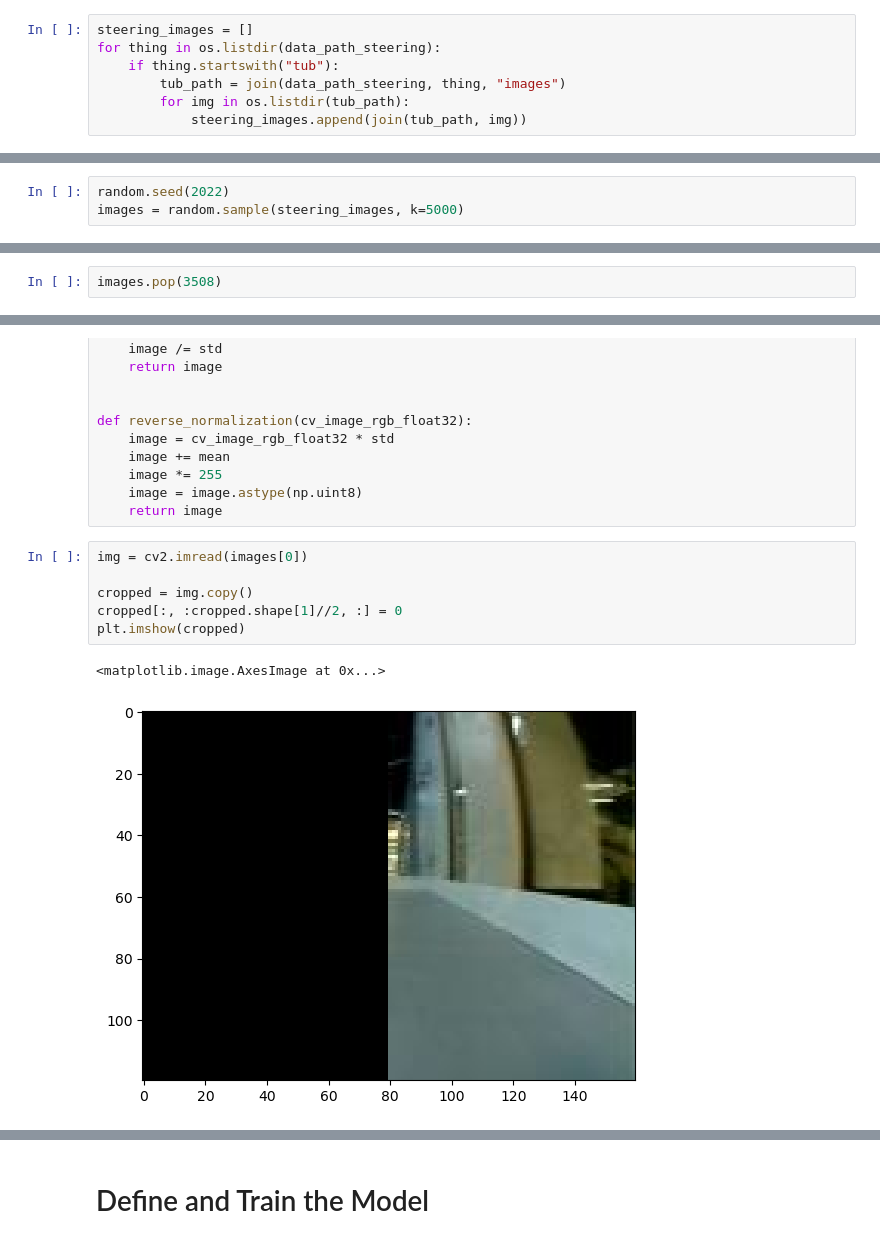
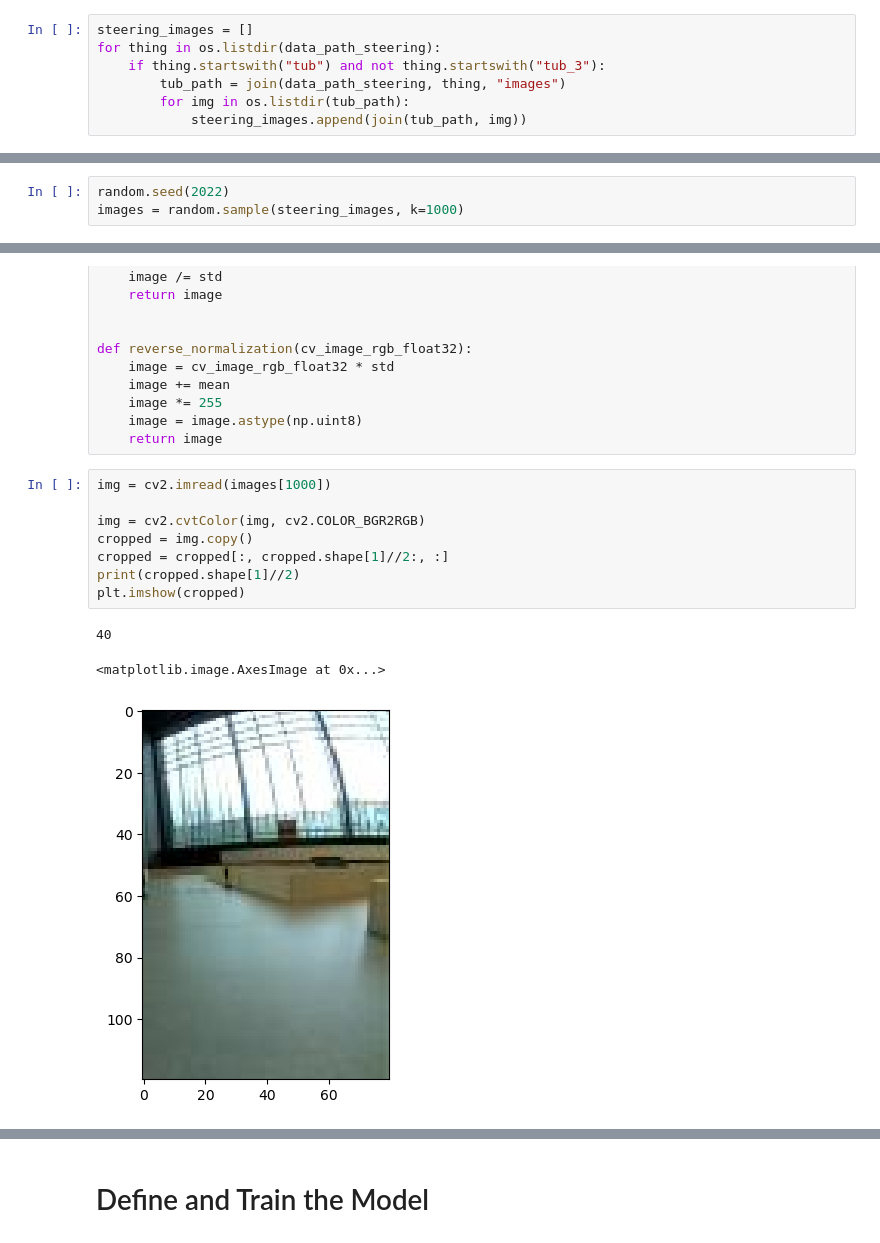
Before and after one commit to Pavel-Pyvovar/ADL-Minicar-Challenge-2023, a Jupyter notebook: mycar/notebooks/CarDetector.ipynb, the cells around one changed output, grey strips where cells are left out. Drawn from its saved outputs; the diff is of its cells as text.

```diff
--- a/mycar/notebooks/CarDetector.ipynb
+++ b/mycar/notebooks/CarDetector.ipynb
@@ -50,7 +55,7 @@ tub_4_22-10-25/ tub_6_22-11-01/ tub_8_22-11-03/
 # %%
 steering_images = []
 for thing in os.listdir(data_path_steering):
-    if thing.startswith("tub"):
+    if thing.startswith("tub") and not thing.startswith("tub_3"):
         tub_path = join(data_path_steering, thing, "images")
         for img in os.listdir(tub_path):
             steering_images.append(join(tub_path, img))
@@ -74,6 +79,6 @@ steering_images[:10]
 # %%
 random.seed(2022)
-images = random.sample(steering_images, k=5000)
+images = random.sample(steering_images, k=1000)
 # %%
 images[:10]
 # %% [output]
@@ -204,2 +160,0 @@ True
-# %%
-images.pop(3508)
@@ -241,13 +182,16 @@ def reverse_normalization(cv_image_rgb_float32):
     image = image.astype(np.uint8)
     return image
 # %%
-img = cv2.imread(images[0])
+img = cv2.imread(images[1000])
 
+img = cv2.cvtColor(img, cv2.COLOR_BGR2RGB)
 cropped = img.copy()
-cropped[:, :cropped.shape[1]//2, :] = 0
+cropped = cropped[:, cropped.shape[1]//2:, :]
+print(cropped.shape[1]//2)
 plt.imshow(cropped)
 # %% [output]
-<matplotlib.image.AxesImage at 0x...>
+40
+<matplotlib.image.AxesImage at 0x...>
-[figure, old version]
+[figure, new version]
 # %%
 def transforms(cv_image_rgb):
```
Also changed, not shown: parts of 28 cells of this notebook, 4 other files.
